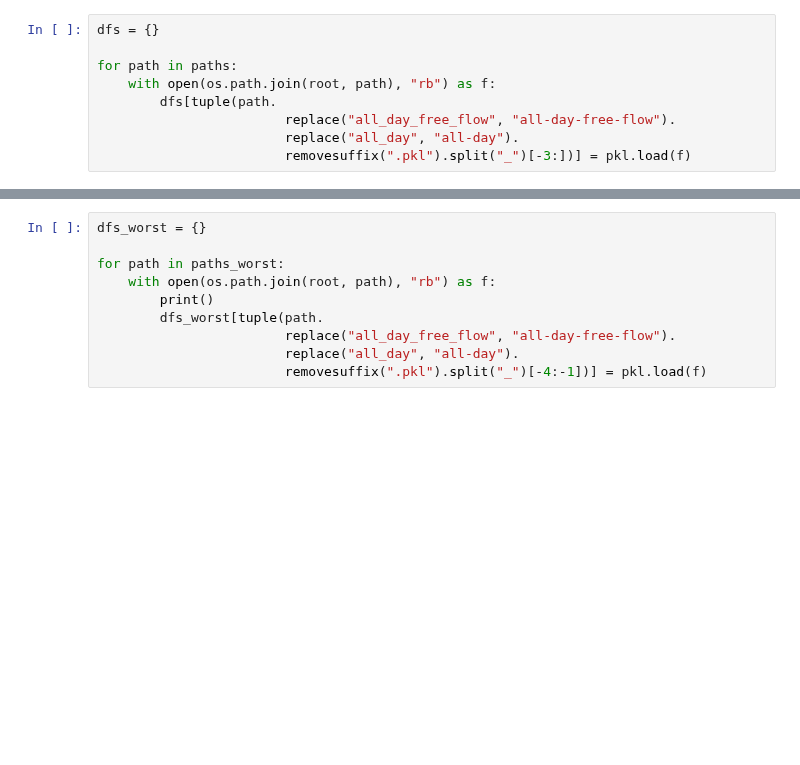
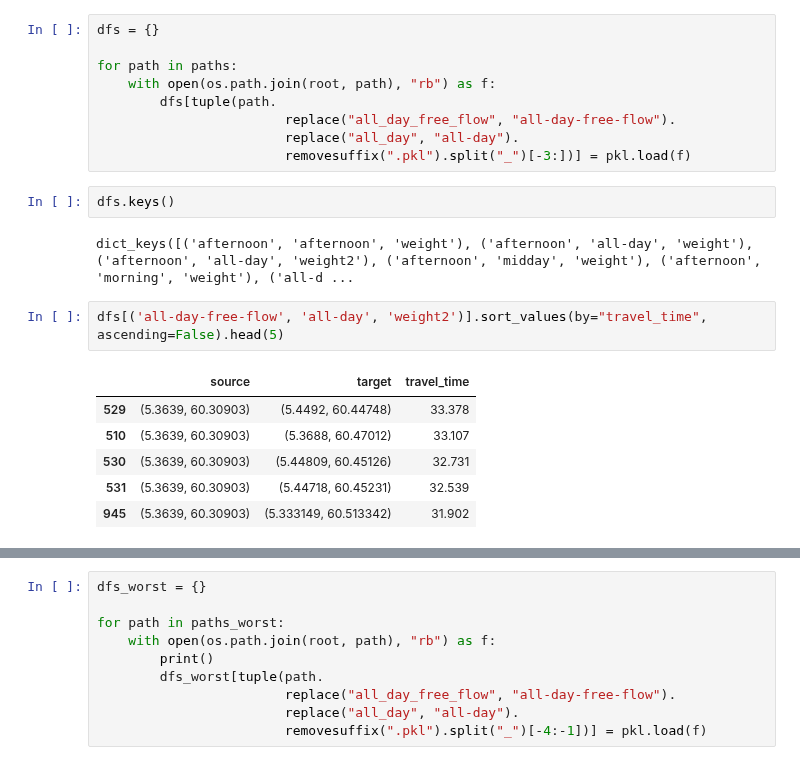
Before and after one commit to marco-scatassi/GeoSpatial-analysis, a Jupyter notebook: facility-location-Bergen/notebooks/6.2_solution_analysis.ipynb, the cells around one changed output, grey strips where cells are left out. Saved outputs shown, nothing was run; the diff lists cells and outputs as text; blank space fills up the shorter version.

```diff
--- a/facility-location-Bergen/notebooks/6.2_solution_analysis.ipynb
+++ b/facility-location-Bergen/notebooks/6.2_solution_analysis.ipynb
@@ -79,3 +70,16 @@ for path in paths:
                         replace("all_day_free_flow", "all-day-free-flow").
                         replace("all_day", "all-day").
                         removesuffix(".pkl").split("_")[-3:])] = pkl.load(f)
+# %%
+dfs.keys()
+# %% [output]
+dict_keys([('afternoon', 'afternoon', 'weight'), ('afternoon', 'all-day', 'weight'), ('afternoon', 'all-day', 'weight2'), ('afternoon', 'midday', 'weight'), ('afternoon', 'morning', 'weight'), ('all-d ...
+# %%
+dfs[('all-day-free-flow', 'all-day', 'weight2')].sort_values(by="travel_time", ascending=False).head(5)
+# %% [output]
+|  | source | target | travel_time |
+| 529 | (5.3639, 60.30903) | (5.4492, 60.44748) | 33.378 |
+| 510 | (5.3639, 60.30903) | (5.3688, 60.47012) | 33.107 |
+| 530 | (5.3639, 60.30903) | (5.44809, 60.45126) | 32.731 |
+| 531 | (5.3639, 60.30903) | (5.44718, 60.45231) | 32.539 |
+| 945 | (5.3639, 60.30903) | (5.333149, 60.513342) | 31.902 |
```
Also changed, not shown: parts of 30 cells of this notebook, 9 other files.
